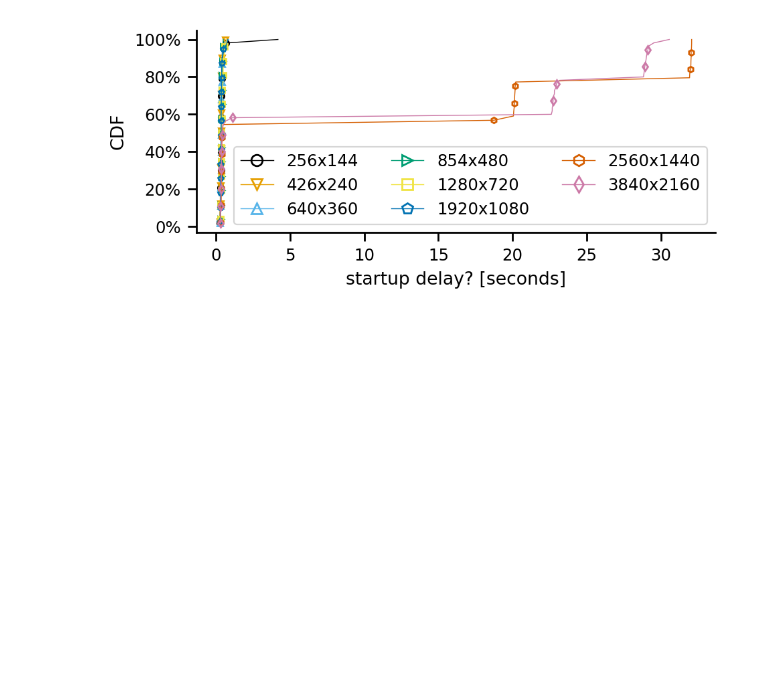
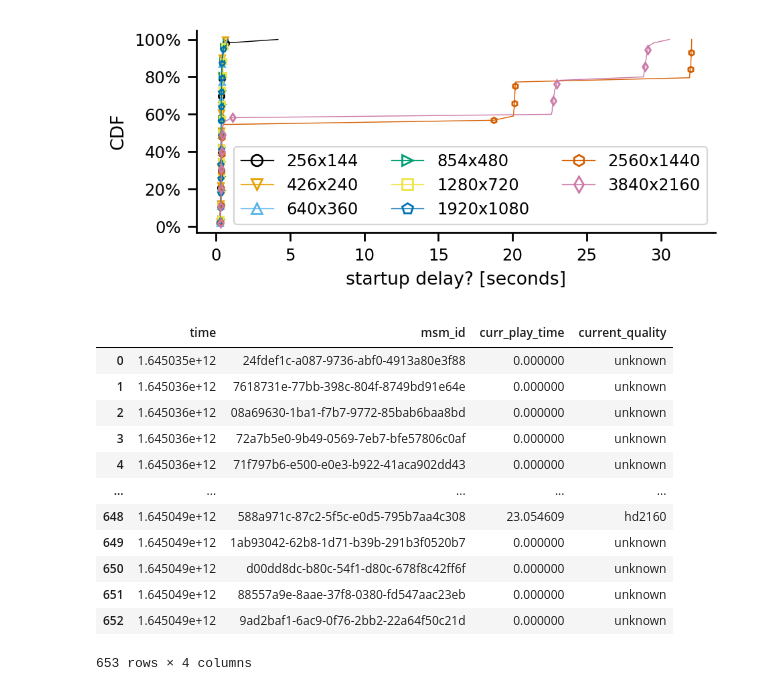
Before and after one commit to justus237/dns-analysis, a Jupyter notebook: youtube-video-quality-test.ipynb, the cells around one changed output. Cells and saved outputs as stored; diff of their text form; code cells hidden in the pictures; blank space fills up the shorter version.

```diff
--- a/youtube-video-quality-test.ipynb
+++ b/youtube-video-quality-test.ipynb
@@ -345,0 +350,16 @@ for log in [True, False]:
+# %%
+df_buffering
+# %% [output]
+|  | time | msm_id | curr_play_time | current_quality |
+| 0 | 1.645035e+12 | 24fdef1c-a087-9736-abf0-4913a80e3f88 | 0.000000 | unknown |
+| 1 | 1.645036e+12 | 7618731e-77bb-398c-804f-8749bd91e64e | 0.000000 | unknown |
+| 2 | 1.645036e+12 | 08a69630-1ba1-f7b7-9772-85bab6baa8bd | 0.000000 | unknown |
+| 3 | 1.645036e+12 | 72a7b5e0-9b49-0569-7eb7-bfe57806c0af | 0.000000 | unknown |
+| 4 | 1.645036e+12 | 71f797b6-e500-e0e3-b922-41aca902dd43 | 0.000000 | unknown |
+| ... | ... | ... | ... | ... |
+| 648 | 1.645049e+12 | 588a971c-87c2-5f5c-e0d5-795b7aa4c308 | 23.054609 | hd2160 |
+| 649 | 1.645049e+12 | 1ab93042-62b8-1d71-b39b-291b3f0520b7 | 0.000000 | unknown |
+| 650 | 1.645049e+12 | d00dd8dc-b80c-54f1-d80c-678f8c42ff6f | 0.000000 | unknown |
+| 651 | 1.645049e+12 | 88557a9e-8aae-37f8-0380-fd547aac23eb | 0.000000 | unknown |
+| 652 | 1.645049e+12 | 9ad2baf1-6ac9-0f76-2bb2-22a64f50c21d | 0.000000 | unknown |
+653 rows × 4 columns
```
Also changed, not shown: parts of 9 cells of this notebook.
